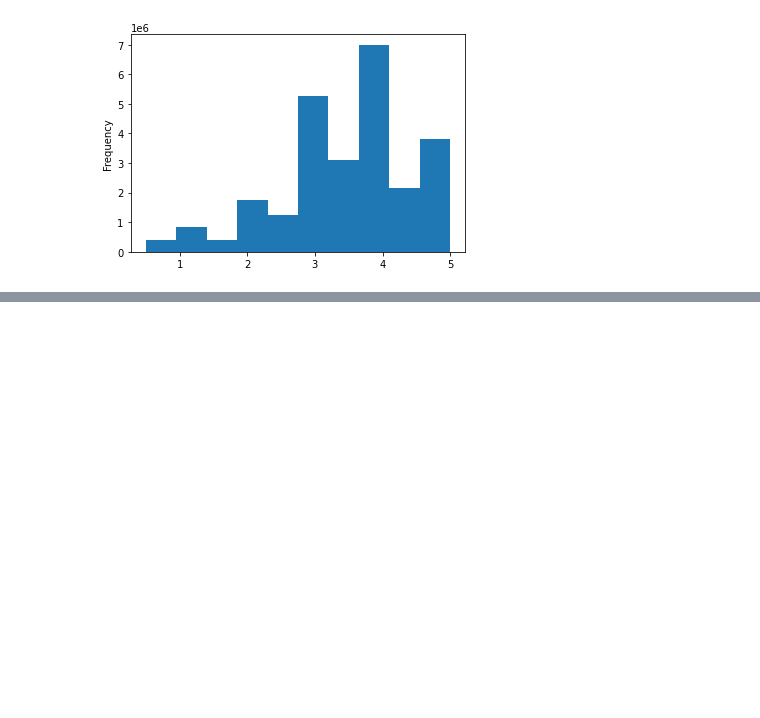
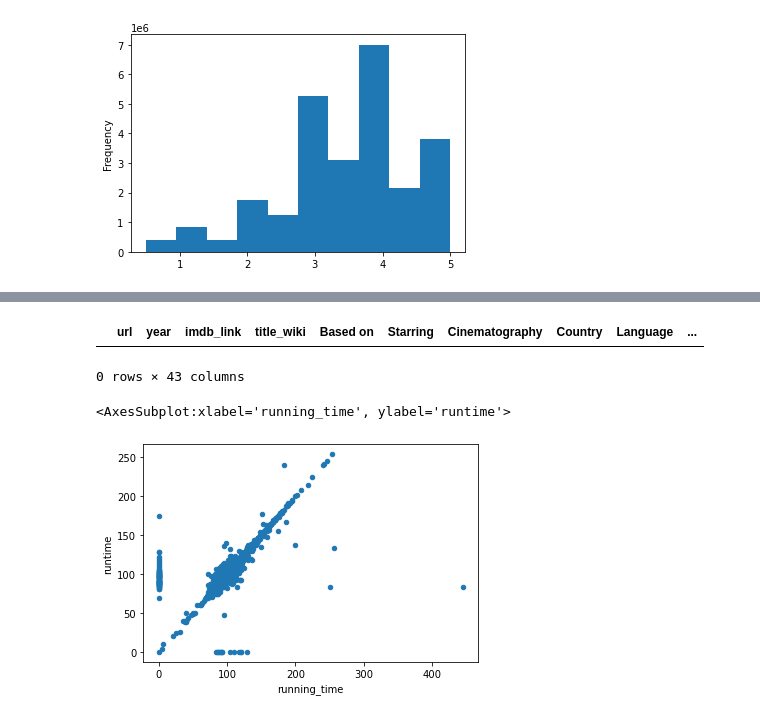
Before and after one commit to NKKhosa/Movies-ETL, a Jupyter notebook: movies.ipynb, the cells around one changed output, grey strips where cells are left out. Cells and saved outputs as stored; diff of their text form; code cells hidden in the pictures; blank space fills up the shorter version.

Commit message:
Merging and cleaning the Wikipedia and Kaggle data.

```diff
--- a/movies.ipynb
+++ b/movies.ipynb
@@ -835,3 +835,8 @@ min                     0.50
 max                     5.00
 Name: rating, dtype: float64
 [figure]
+# %%
+#Merging data
+# print out a list of columns to check for redundant ones (use suffixes to maintain origins of col)
+movies_df = pd.merge(wiki_movies_df, kaggle_metadata, on='imdb_id', suffixes=['_wiki', '_kaggle'])
+sorted(movies_df.columns.tolist())
@@ -837,0 +907,17 @@ Name: rating, dtype: float64
+# %%
+# Show any rows where title_kaggle is empty
+movies_df[(movies_df['title_kaggle'] == '') | (movies_df['title_kaggle'].isnull())]
+# %% [output]
+|  | url | year | imdb_link | title_wiki | Based on | Starring | Cinematography | Country | Language | ... |
+0 rows × 43 columns
+# %%
+# check running time
+# fill in missing values with 0 (since its a merged df we should expect missing values)
+movies_df.fillna(0).plot(x='running_time', y='runtime', kind='scatter')
+
+#more missing datapoints from wiki
+#more outliers from wiki
+#fill in gaps in kaggle from wiki then drop wiki
+# %% [output]
+<AxesSubplot:xlabel='running_time', ylabel='runtime'>
+[figure, added]
```
Also changed, not shown: parts of 23 cells of this notebook.
